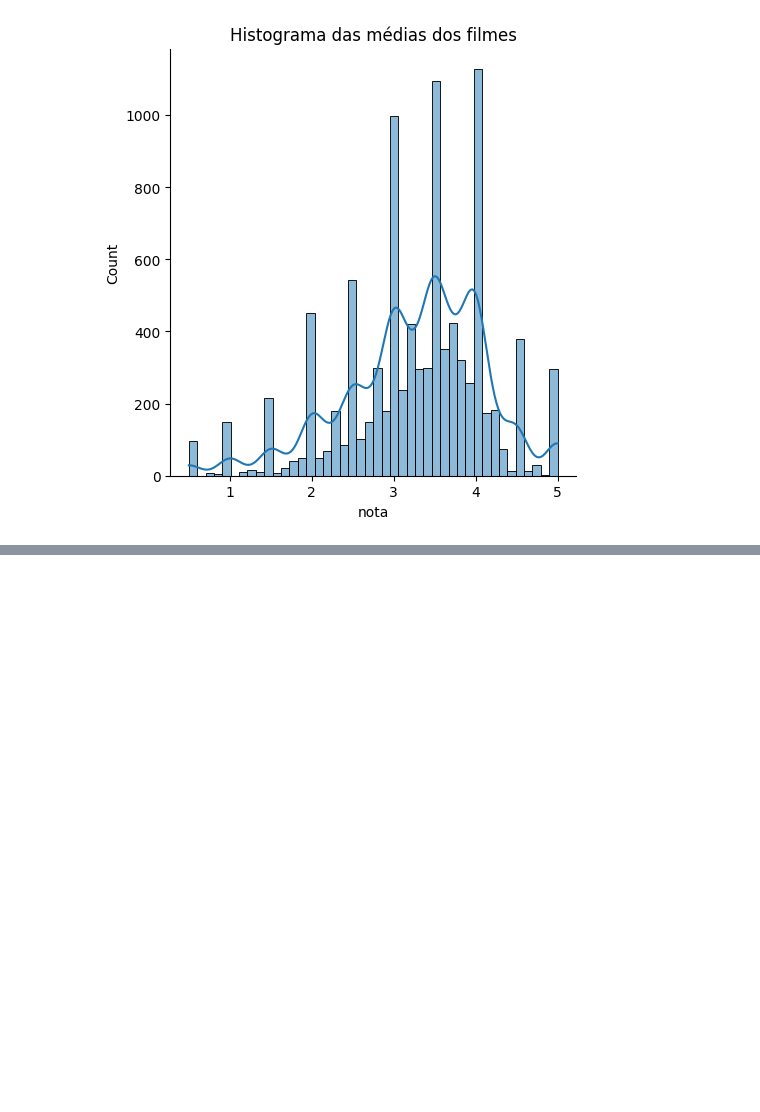
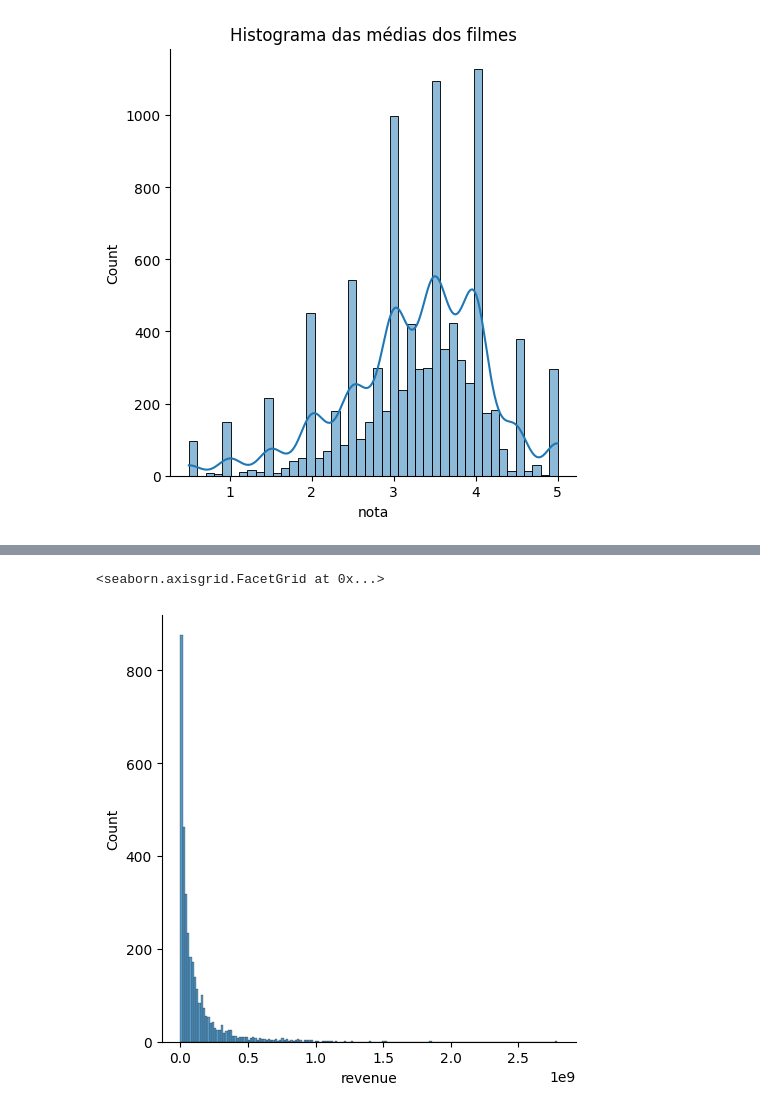
Before and after one commit to orlandojsjunior/Data_Science-explorando_e_analisando_dados, a Jupyter notebook: Explorando_e_analisando_dados.ipynb, the cells around one changed output, grey strips where cells are left out. Saved outputs shown, nothing was run; the diff lists cells and outputs as text; code cells hidden in the pictures; blank space fills up the shorter version.

```diff
--- a/Explorando_e_analisando_dados.ipynb
+++ b/Explorando_e_analisando_dados.ipynb
@@ -290,0 +373,6 @@ Text(0.5, 1.0, 'Histograma das médias dos filmes')
+# %%
+com_faturamento = tmdb.query('revenue > 0')
+sns.displot(com_faturamento['revenue'])
+# %% [output]
+<seaborn.axisgrid.FacetGrid at 0x...>
+[figure, added]
```
Also changed, not shown: parts of 9 cells of this notebook.
